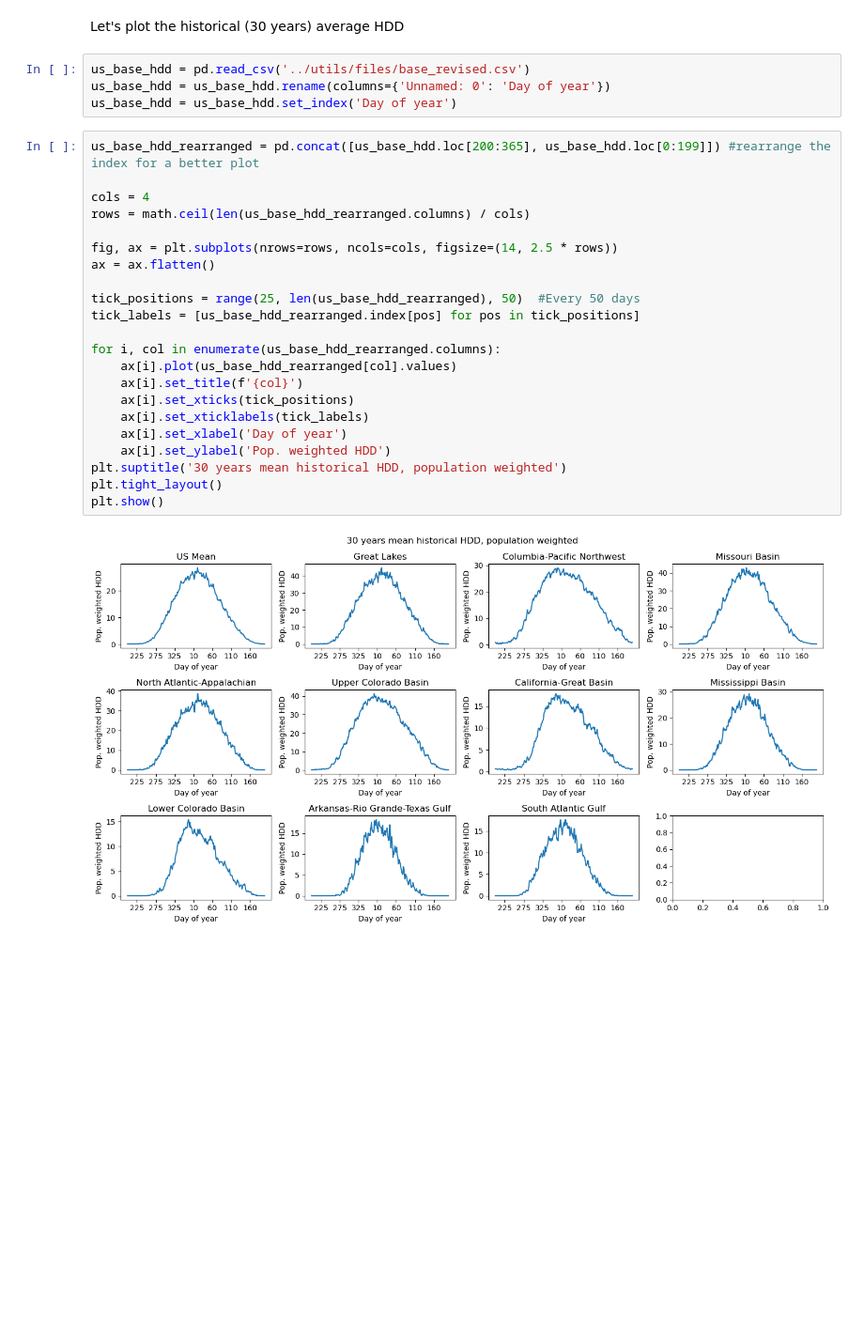
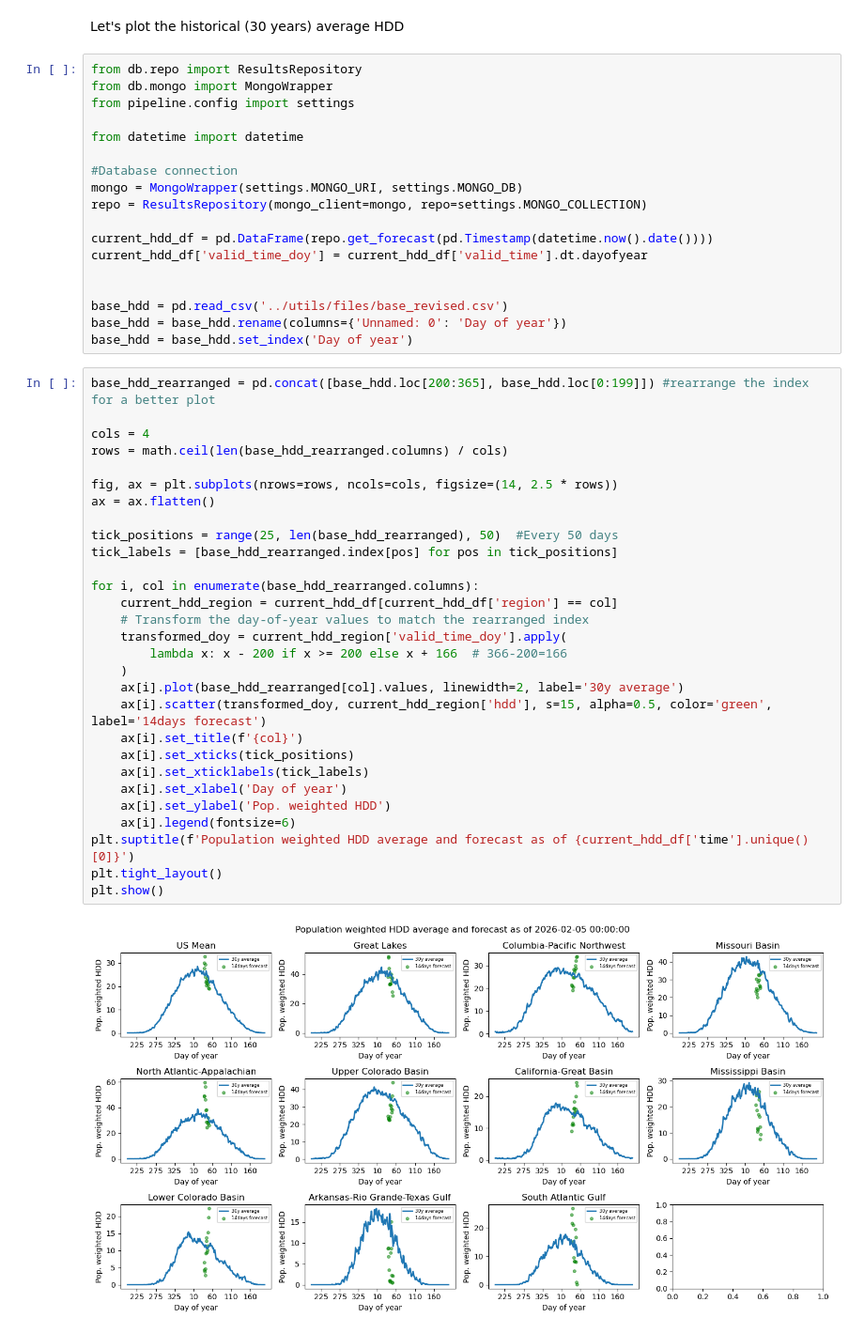
Before and after one commit to aleexv6/HDD, a Jupyter notebook: utils/base.ipynb, the cells around one changed output. Shown at 94% size. Cells and saved outputs as stored; diff of their text form; blank space fills up the shorter version.

```diff
--- a/utils/base.ipynb
+++ b/utils/base.ipynb
@@ -62,30 +62,51 @@ if 366 in us_base_hdd.index: #if 366 days in a year, we remove the last one (366
 # %% [markdown]
 Let's plot the historical (30 years) average HDD
 # %%
-us_base_hdd = pd.read_csv('../utils/files/base_revised.csv')
-us_base_hdd = us_base_hdd.rename(columns={'Unnamed: 0': 'Day of year'})
-us_base_hdd = us_base_hdd.set_index('Day of year')
+from db.repo import ResultsRepository
+from db.mongo import MongoWrapper
+from pipeline.config import settings
+
+from datetime import datetime
+
+#Database connection
+mongo = MongoWrapper(settings.MONGO_URI, settings.MONGO_DB)
+repo = ResultsRepository(mongo_client=mongo, repo=settings.MONGO_COLLECTION)
+
+current_hdd_df = pd.DataFrame(repo.get_forecast(pd.Timestamp(datetime.now().date())))
+current_hdd_df['valid_time_doy'] = current_hdd_df['valid_time'].dt.dayofyear
+
+
+base_hdd = pd.read_csv('../utils/files/base_revised.csv')
+base_hdd = base_hdd.rename(columns={'Unnamed: 0': 'Day of year'})
+base_hdd = base_hdd.set_index('Day of year')
 # %%
-us_base_hdd_rearranged = pd.concat([us_base_hdd.loc[200:365], us_base_hdd.loc[0:199]]) #rearrange the index for a better plot
+base_hdd_rearranged = pd.concat([base_hdd.loc[200:365], base_hdd.loc[0:199]]) #rearrange the index for a better plot
 
 cols = 4
-rows = math.ceil(len(us_base_hdd_rearranged.columns) / cols)
+rows = math.ceil(len(base_hdd_rearranged.columns) / cols)
 
 fig, ax = plt.subplots(nrows=rows, ncols=cols, figsize=(14, 2.5 * rows))
 ax = ax.flatten()
 
-tick_positions = range(25, len(us_base_hdd_rearranged), 50)  #Every 50 days
-tick_labels = [us_base_hdd_rearranged.index[pos] for pos in tick_positions]
+tick_positions = range(25, len(base_hdd_rearranged), 50)  #Every 50 days
+tick_labels = [base_hdd_rearranged.index[pos] for pos in tick_positions]
 
-for i, col in enumerate(us_base_hdd_rearranged.columns):
-    ax[i].plot(us_base_hdd_rearranged[col].values)
+for i, col in enumerate(base_hdd_rearranged.columns):
+    current_hdd_region = current_hdd_df[current_hdd_df['region'] == col]
+    # Transform the day-of-year values to match the rearranged index
+    transformed_doy = current_hdd_region['valid_time_doy'].apply(
+        lambda x: x - 200 if x >= 200 else x + 166  # 366-200=166
+    )
+    ax[i].plot(base_hdd_rearranged[col].values, linewidth=2, label='30y average')
+    ax[i].scatter(transformed_doy, current_hdd_region['hdd'], s=15, alpha=0.5, color='green', label='14days forecast')
     ax[i].set_title(f'{col}')
     ax[i].set_xticks(tick_positions)
     ax[i].set_xticklabels(tick_labels)
     ax[i].set_xlabel('Day of year')
     ax[i].set_ylabel('Pop. weighted HDD')
-plt.suptitle('30 years mean historical HDD, population weighted')
+    ax[i].legend(fontsize=6)
+plt.suptitle(f'Population weighted HDD average and forecast as of {current_hdd_df['time'].unique()[0]}')
 plt.tight_layout()
 plt.show()
 # %% [output]
-[figure, old version]
+[figure, new version]
```
Also changed, not shown: 7 other files.
